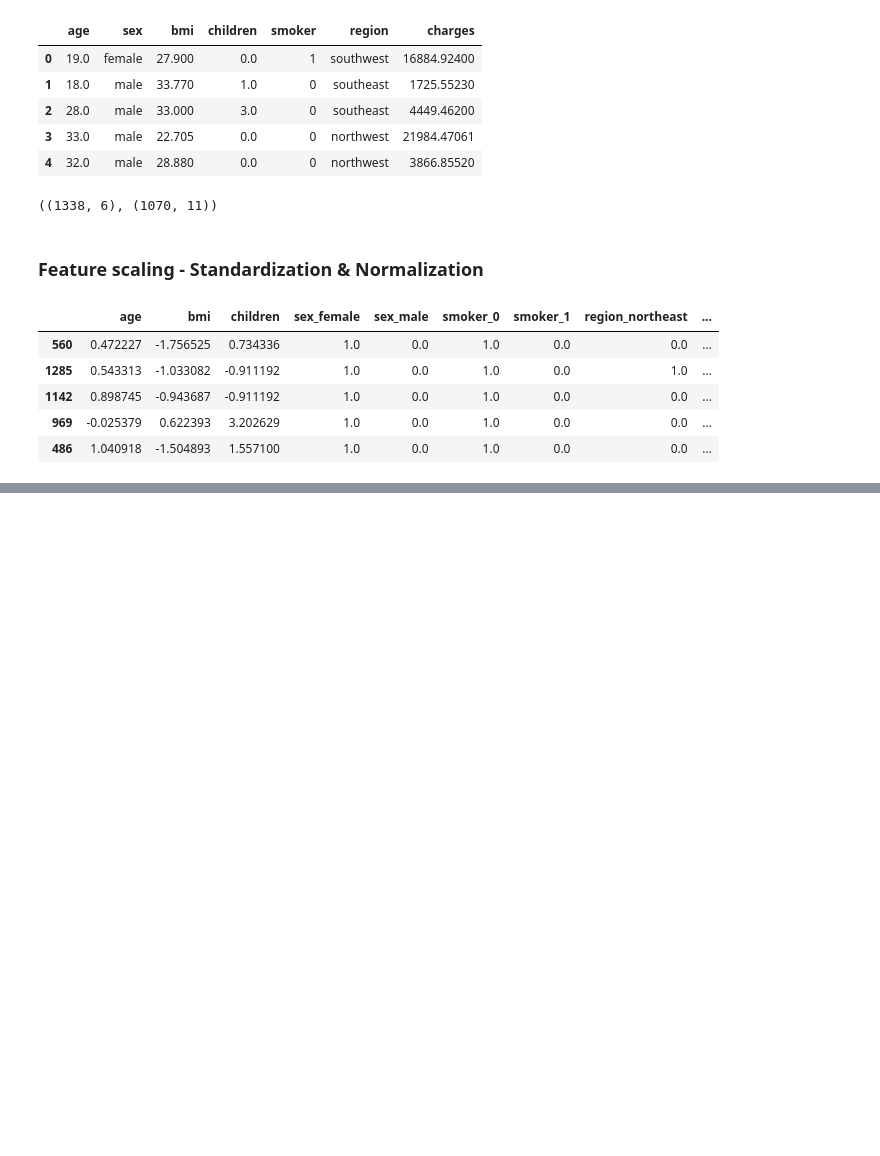
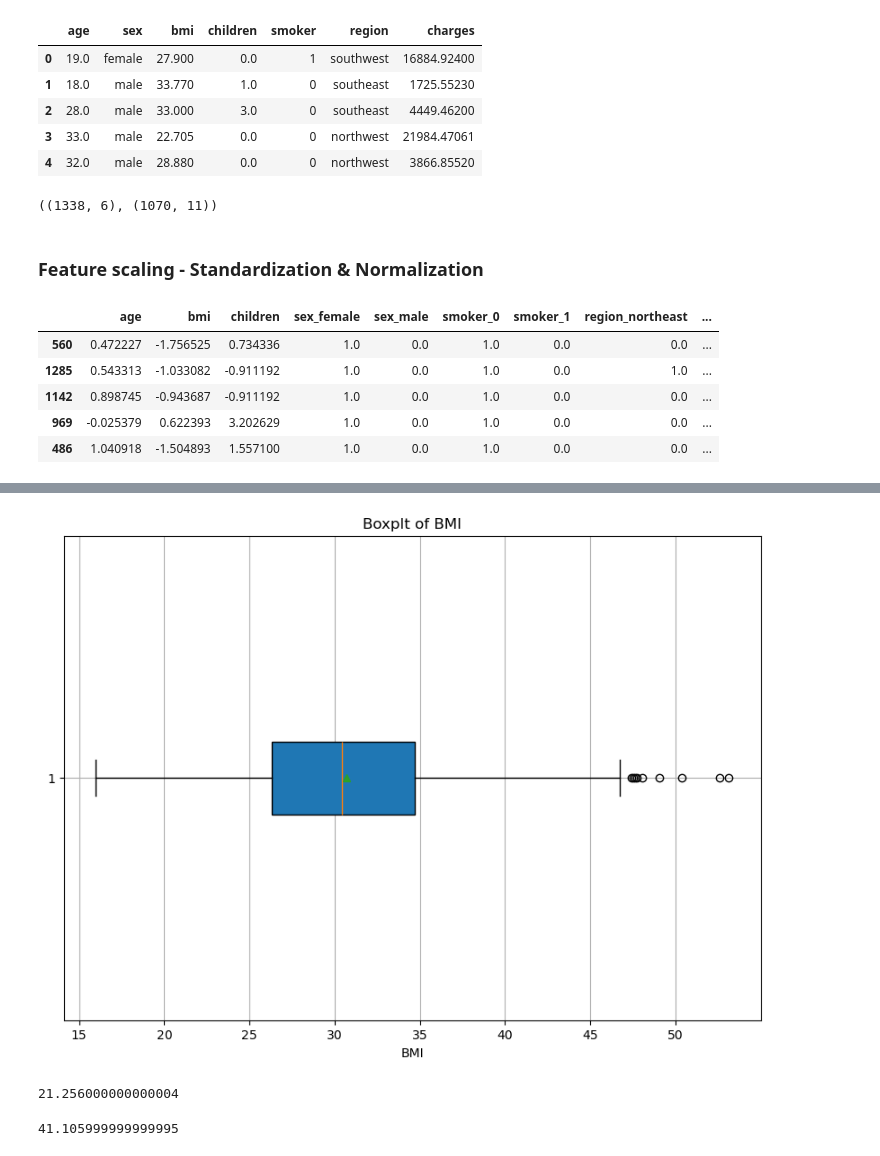
Before and after one commit to Malinda1/data_preprocessing, a Jupyter notebook: data preprocessing.ipynb, the cells around one changed output, grey strips where cells are left out. Cells and saved outputs as stored; diff of their text form; code cells hidden in the pictures; blank space fills up the shorter version.

```diff
--- a/data preprocessing.ipynb
+++ b/data preprocessing.ipynb
@@ -258,0 +285,22 @@ data.head()
+# %%
+plt.figure(figsize = (10, 7))
+
+plt.boxplot(data_01['bmi'], vert = False, patch_artist = True, showmeans = True)
+plt.title('Boxplt of BMI')
+plt.xlabel('BMI')
+plt.grid(True)
+plt.show()
+# %% [output]
+[figure, added]
+# %%
+# Quantile method
+
+lowerbound = data_01['bmi'].quantile(0.05)
+lowerbound
+# %% [output]
+21.256000000000004
+# %%
+upperbound = data_01['bmi'].quantile(0.95)
+upperbound
+# %% [output]
+41.105999999999995
```
Also changed, not shown: parts of 11 cells of this notebook.
